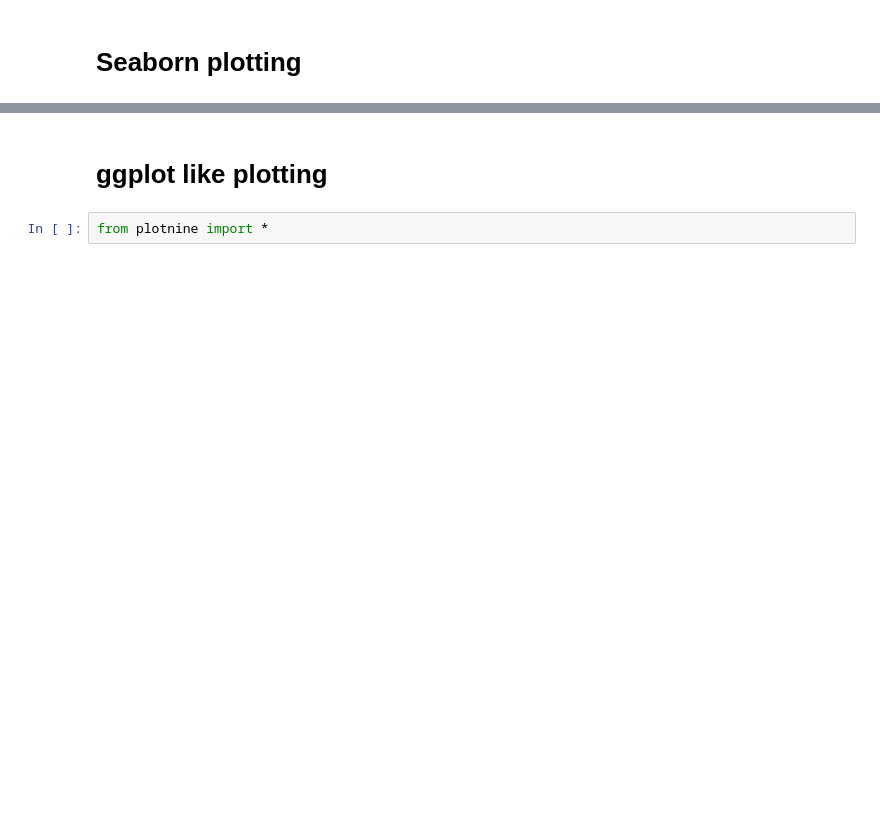
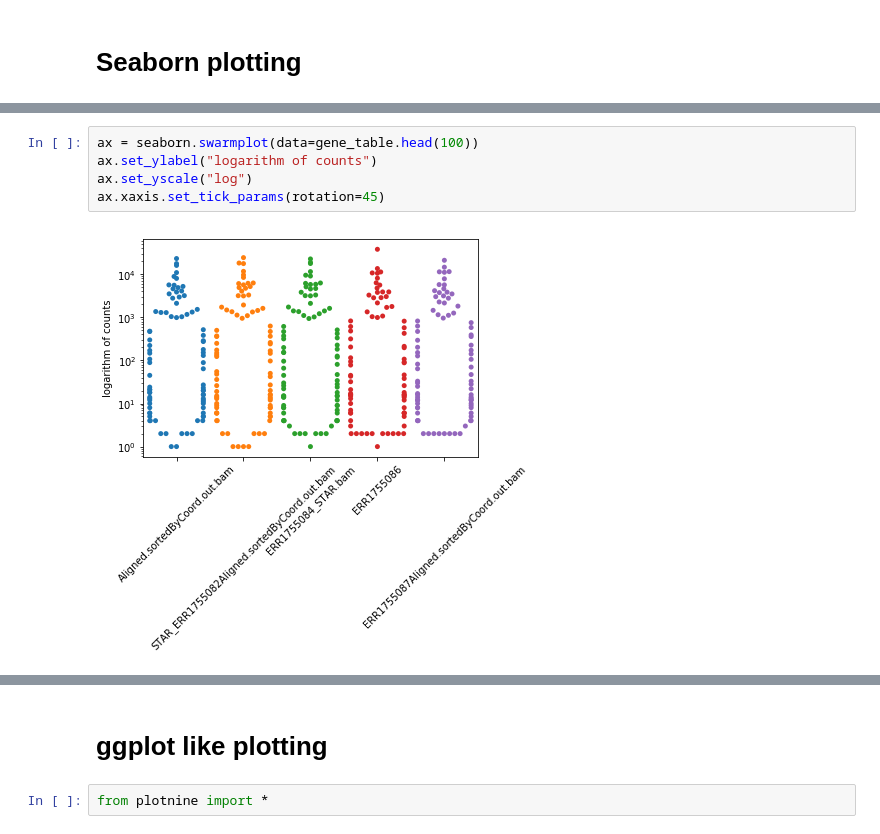
Before and after one commit to CGATOxford/Notebooks, a Jupyter notebook: Tutorials/Plotting/PlottingTutorial.ipynb, the cells around one changed output, grey strips where cells are left out. Cells and saved outputs as stored; diff of their text form; blank space fills up the shorter version.

```diff
--- a/Tutorials/Plotting/PlottingTutorial.ipynb
+++ b/Tutorials/Plotting/PlottingTutorial.ipynb
@@ -49,3 +87,10 @@ ax.xaxis.set_tick_params(rotation=45)
+# %%
+ax = seaborn.swarmplot(data=gene_table.head(100))
+ax.set_ylabel("logarithm of counts")
+ax.set_yscale("log")
+ax.xaxis.set_tick_params(rotation=45)
+# %% [output]
+[figure, added]
 # %%
 melted_table = gene_table.melt(var_name="sample", value_name="counts")
 melted_table.head()
```
Also changed, not shown: parts of 21 cells of this notebook, 1 other file.
